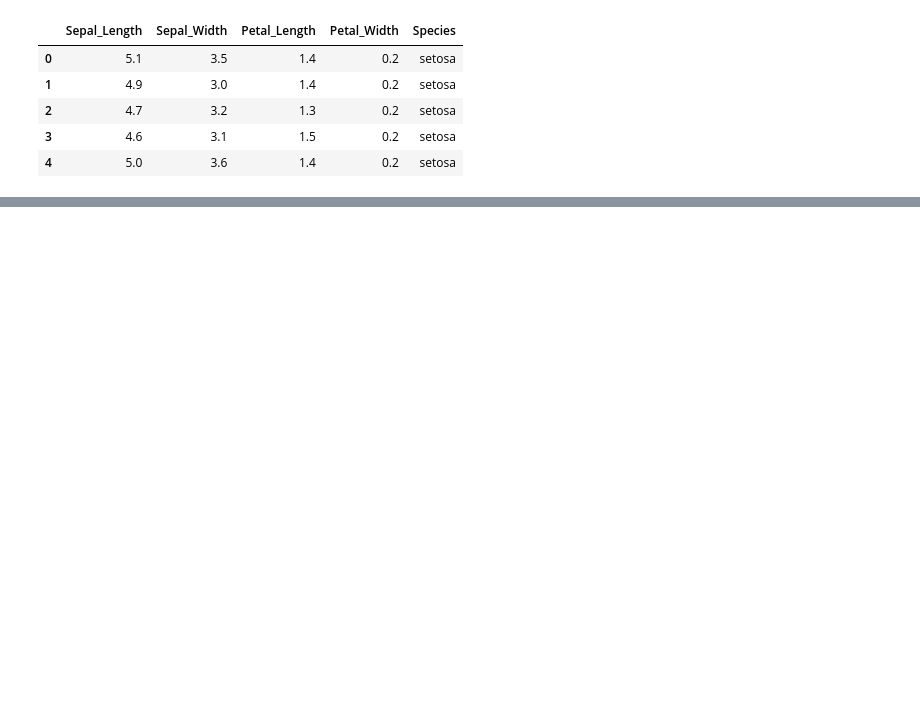
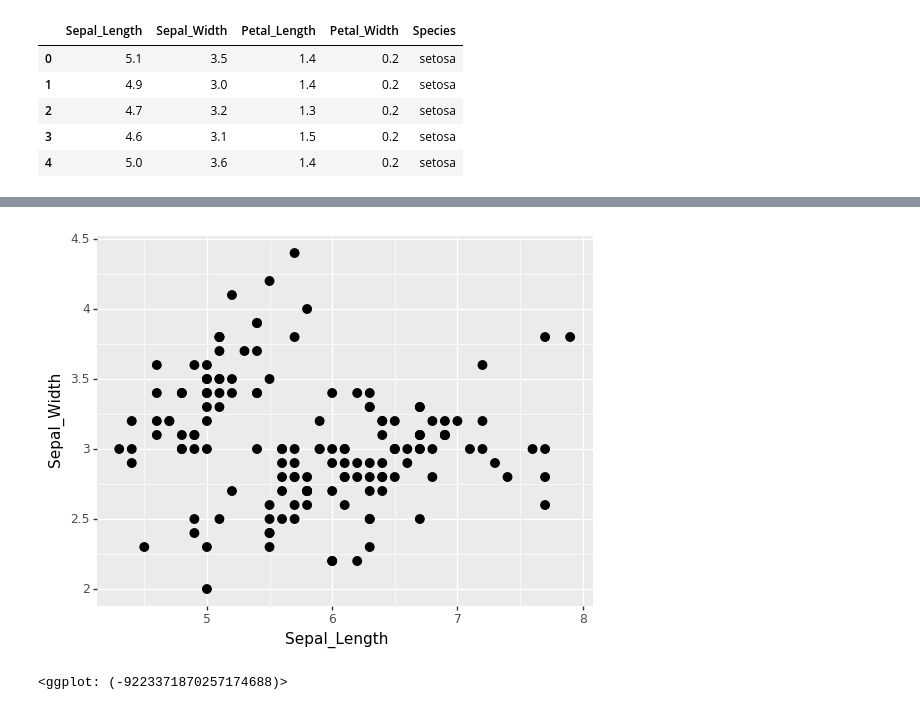
Before and after one commit to kyeonghee-ryu/TIL, a Jupyter notebook: ML&DL/Ch4.dfply & plotnine (1)/Ch4.dfply & plotnine/Untitled1.ipynb, the cells around one changed output, grey strips where cells are left out. Cells and saved outputs as stored; diff of their text form; code cells hidden in the pictures; blank space fills up the shorter version.

```diff
--- a/ML&DL/Ch4.dfply & plotnine (1)/Ch4.dfply & plotnine/Untitled1.ipynb
+++ b/ML&DL/Ch4.dfply & plotnine (1)/Ch4.dfply & plotnine/Untitled1.ipynb
@@ -16,0 +54,6 @@ iris.head()
+# %%
+(ggplot(iris, aes("Sepal_Length", "Sepal_Width")) +
+ geom_point(size = 3))
+# %% [output]
+[figure, added]
+<ggplot: (-9223371870257174688)>
```
Also changed, not shown: parts of 71 cells of this notebook, 5 other files.
